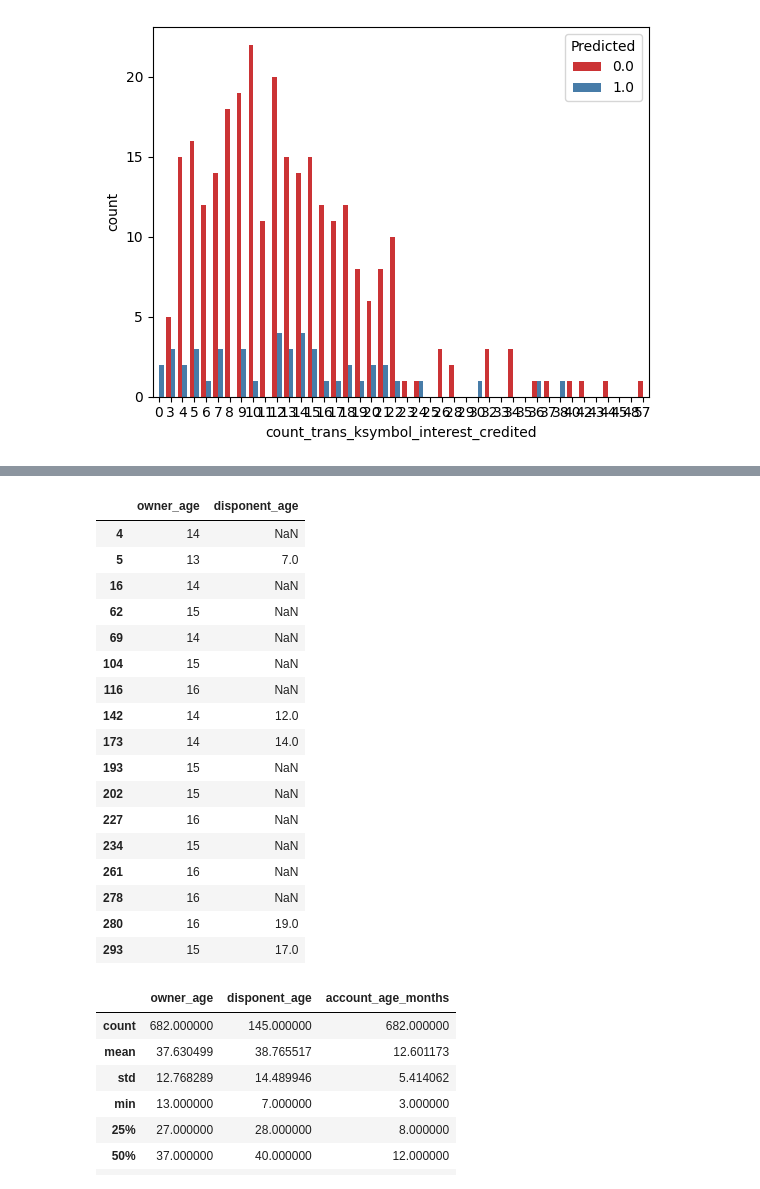
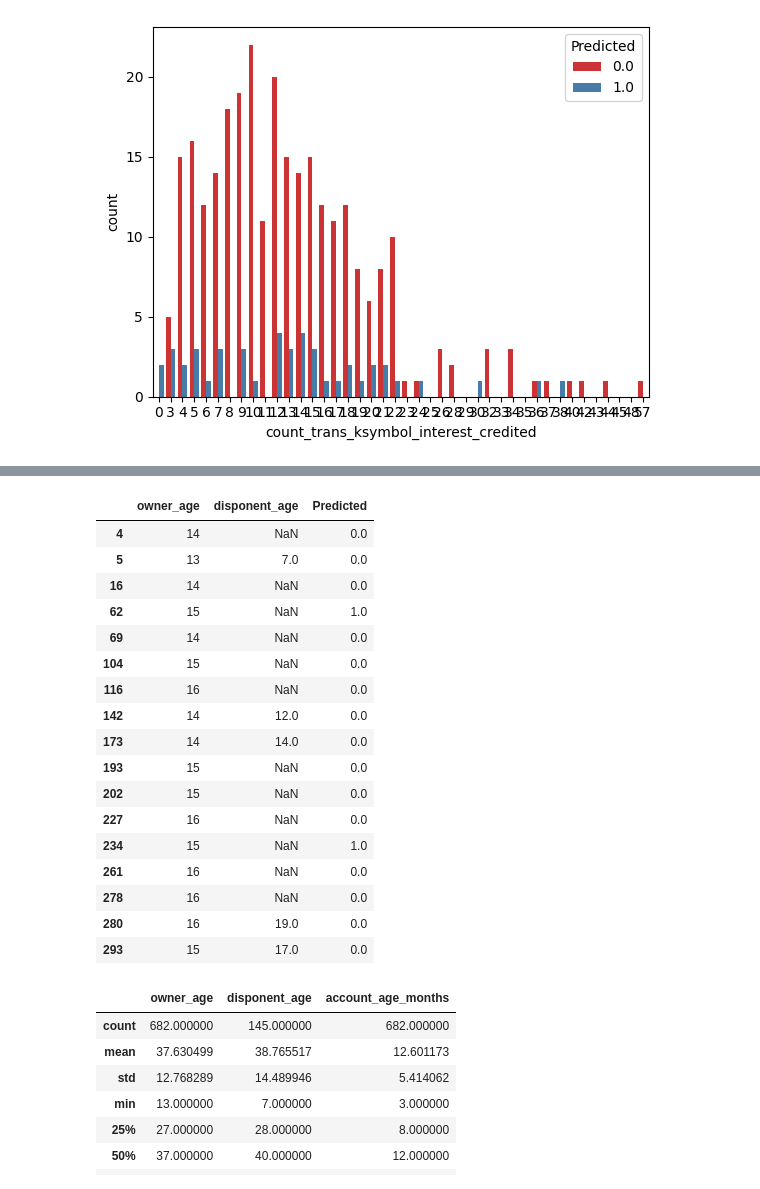
Before and after one commit to biromiro/feup-ac, a Jupyter notebook: src/main.ipynb, the cells around one changed output, grey strips where cells are left out. Drawn from its saved outputs; the diff is of its cells as text; code cells hidden in the pictures.

```diff
--- a/src/main.ipynb
+++ b/src/main.ipynb
@@ -401,0 +407,11 @@ sns.scatterplot(trans, x='amount', y='balance', hue='type')
+# %%
+districts.replace('?', np.nan, inplace=True)
+districts['no. of commited crimes \'95 '] = districts['no. of commited crimes \'95 '].astype(float)
+districts['unemploymant rate \'95 '] = districts['unemploymant rate \'95 '].astype(float)
+# %%
+districts['no. of enterpreneurs per 1000 inhabitants '] = districts['no. of enterpreneurs per 1000 inhabitants '] / 1000
+districts['no. of commited crimes \'95 '] = districts['no. of commited crimes \'95 '] / districts['no. of inhabitants']
+districts['no. of commited crimes \'96 '] = districts['no. of commited crimes \'96 '] / districts['no. of inhabitants']
+districts['ratio of urban inhabitants '] = districts['ratio of urban inhabitants '] / 100
+districts['unemploymant rate \'95 '] = districts['unemploymant rate \'95 '] / 100
+districts['unemploymant rate \'96 '] = districts['unemploymant rate \'96 '] / 100
@@ -401,0 +424,4 @@ sns.scatterplot(trans, x='amount', y='balance', hue='type')
+# %%
+districts['unemploymant rate \'95 '].fillna(districts['unemploymant rate \'95 '].mean(), inplace=True)
+districts['no. of commited crimes \'95 '].fillna(districts['no. of commited crimes \'95 '].mean(), inplace=True)
+# Potential TODO maybe we could do something more complex, for example a simple linear regression on '96 and '95 columns
@@ -753,48 +809,48 @@ df.replace('?', np.nan, inplace=True)
 # %%
 def parse_date_single(x):
     if np.isnan(x):
         return x
     return '19' + str(x)[0:2] + '-' + str(x)[2:4] + '-' + str(x)[4:6]
 
 def parse_date(series):
     return pd.to_datetime(series.apply(lambda x: parse_date_single(x)))
 
 def calculate_age(born, now):
     born = parse_date(born)
     now = parse_date(now)
     born_md = born.apply(lambda x: (x.month, x.day))
     now_md = now.apply(lambda x: (x.month, x.day))
     return now.dt.year - born.dt.year - (now_md < born_md)
 
 def calculate_months(born, now):
     born = parse_date(born)
     now = parse_date(now)
     return (now.dt.year - born.dt.year)*12 + (now.dt.month - born.dt.month) - (now.dt.day < born.dt.day)
 
 df['owner_age'] = calculate_age(df['owner_birthdate'], df['loan_date'])
 df['account_age_months'] = calculate_months(df['account_date'], df['loan_date'])
 df['disponent_age'] = calculate_age(df['disponent_birthdate'], df['loan_date'])
 
-df[df['owner_age'] < 17][['owner_age', 'disponent_age']]
+df[df['owner_age'] < 17][['owner_age', 'disponent_age', 'Predicted']]
 # %% [output]
-|  | owner_age | disponent_age |
-| 4 | 14 | NaN |
-| 5 | 13 | 7.0 |
-| 16 | 14 | NaN |
-| 62 | 15 | NaN |
-| 69 | 14 | NaN |
-| 104 | 15 | NaN |
-| 116 | 16 | NaN |
-| 142 | 14 | 12.0 |
-| 173 | 14 | 14.0 |
-| 193 | 15 | NaN |
-| 202 | 15 | NaN |
-| 227 | 16 | NaN |
-| 234 | 15 | NaN |
-| 261 | 16 | NaN |
-| 278 | 16 | NaN |
-| 280 | 16 | 19.0 |
-| 293 | 15 | 17.0 |
+|  | owner_age | disponent_age | Predicted |
+| 4 | 14 | NaN | 0.0 |
+| 5 | 13 | 7.0 | 0.0 |
+| 16 | 14 | NaN | 0.0 |
+| 62 | 15 | NaN | 1.0 |
+| 69 | 14 | NaN | 0.0 |
+| 104 | 15 | NaN | 0.0 |
+| 116 | 16 | NaN | 0.0 |
+| 142 | 14 | 12.0 | 0.0 |
+| 173 | 14 | 14.0 | 0.0 |
+| 193 | 15 | NaN | 0.0 |
+| 202 | 15 | NaN | 0.0 |
+| 227 | 16 | NaN | 0.0 |
+| 234 | 15 | NaN | 1.0 |
+| 261 | 16 | NaN | 0.0 |
+| 278 | 16 | NaN | 0.0 |
+| 280 | 16 | 19.0 | 0.0 |
+| 293 | 15 | 17.0 | 0.0 |
 # %%
 df[['owner_age', 'disponent_age', 'account_age_months']].describe()
 # %% [output]
```
Also changed, not shown: parts of 12 cells of this notebook, 7 other files.
